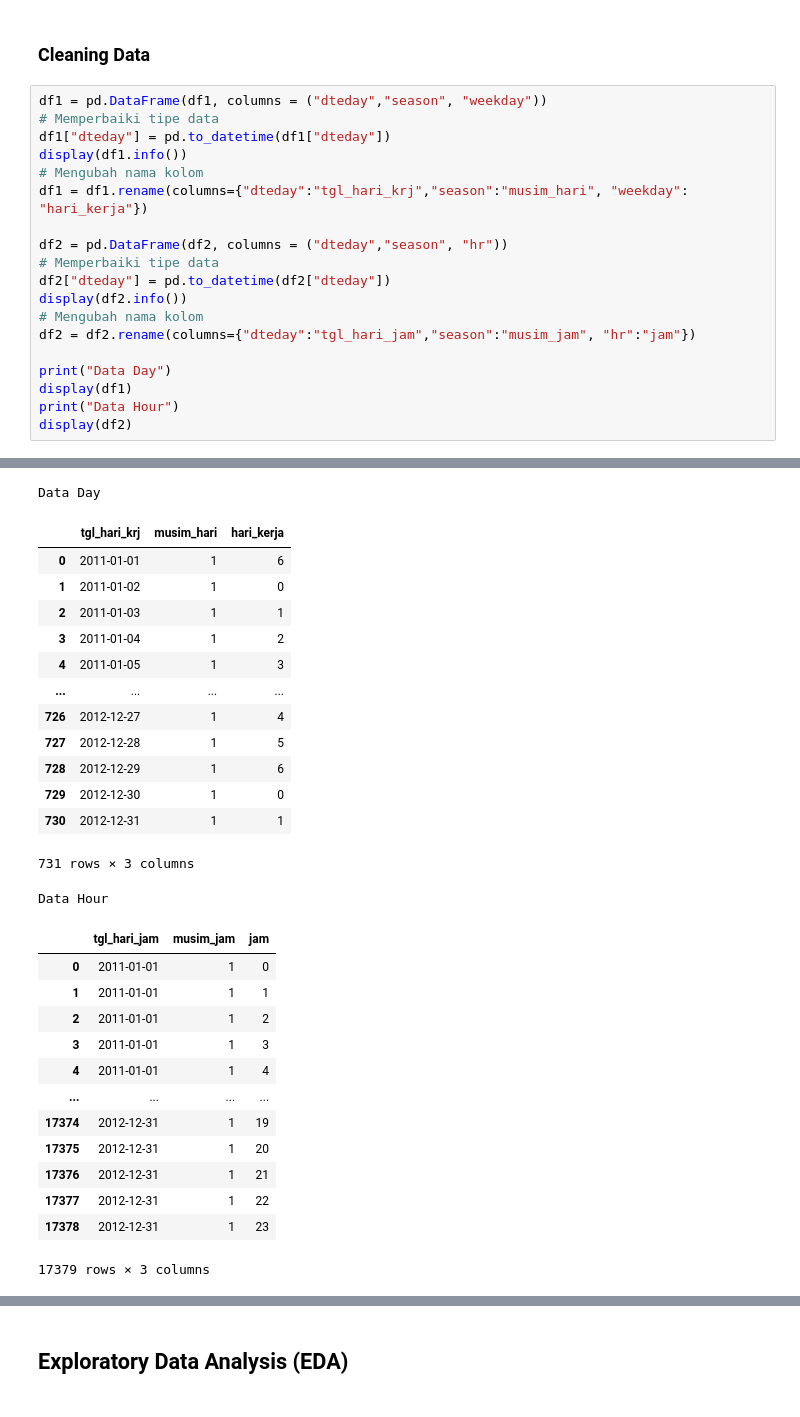
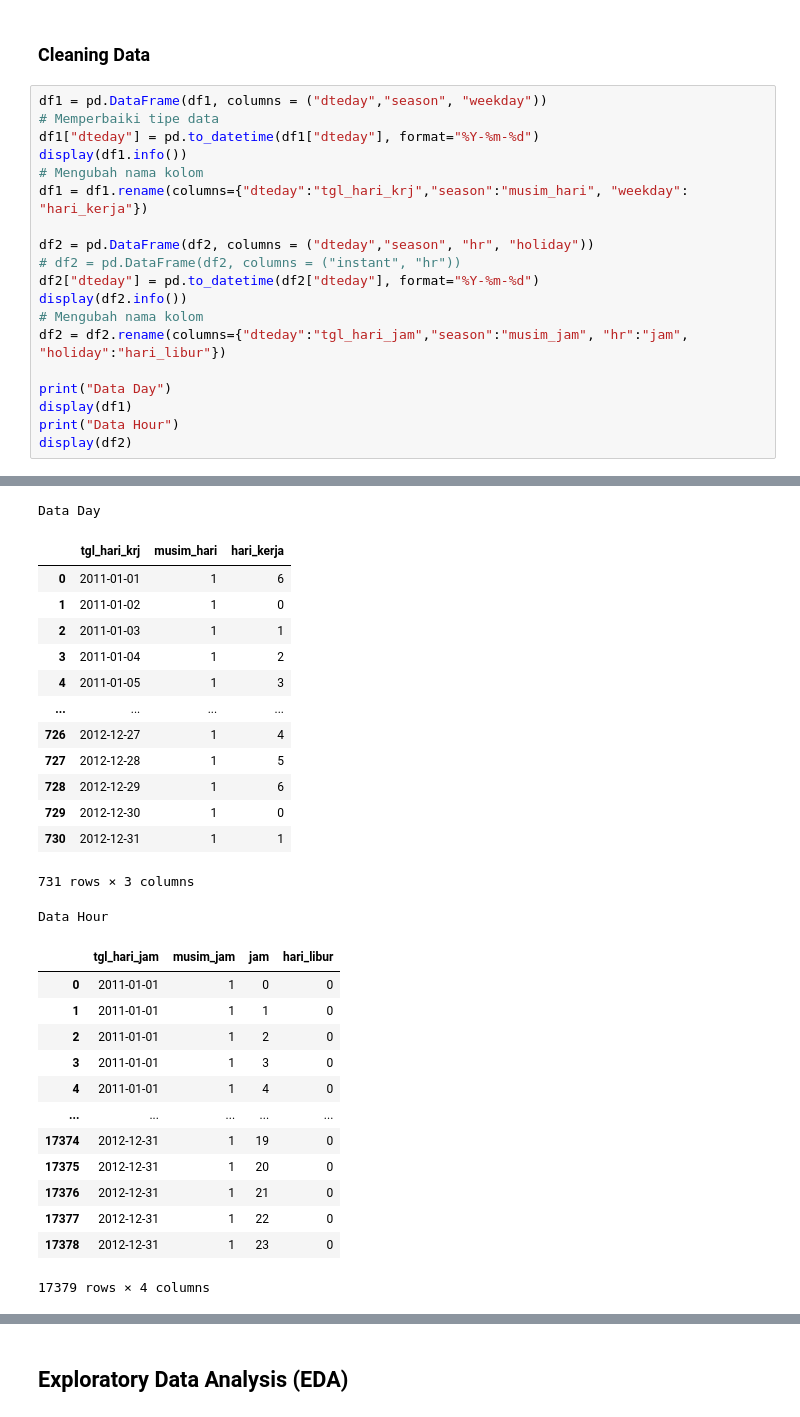
Before and after one commit to ValentioStanley/Data-Analysis-with-Python, a Jupyter notebook: notebook.ipynb, the cells around one changed output, grey strips where cells are left out. Cells and saved outputs as stored; diff of their text form.

```diff
--- a/notebook.ipynb
+++ b/notebook.ipynb
@@ -243,17 +195,17 @@ df2.describe()
 # %%
 df1 = pd.DataFrame(df1, columns = ("dteday","season", "weekday"))
 # Memperbaiki tipe data
-df1["dteday"] = pd.to_datetime(df1["dteday"])
+df1["dteday"] = pd.to_datetime(df1["dteday"], format="%Y-%m-%d")
 display(df1.info())
 # Mengubah nama kolom
 df1 = df1.rename(columns={"dteday":"tgl_hari_krj","season":"musim_hari", "weekday": "hari_kerja"})
 
-df2 = pd.DataFrame(df2, columns = ("dteday","season", "hr"))
-# Memperbaiki tipe data
-df2["dteday"] = pd.to_datetime(df2["dteday"])
+df2 = pd.DataFrame(df2, columns = ("dteday","season", "hr", "holiday"))
+# df2 = pd.DataFrame(df2, columns = ("instant", "hr"))
+df2["dteday"] = pd.to_datetime(df2["dteday"], format="%Y-%m-%d")
 display(df2.info())
 # Mengubah nama kolom
-df2 = df2.rename(columns={"dteday":"tgl_hari_jam","season":"musim_jam", "hr":"jam"})
+df2 = df2.rename(columns={"dteday":"tgl_hari_jam","season":"musim_jam", "hr":"jam", "holiday":"hari_libur"})
 
 print("Data Day")
 display(df1)
@@ -284,31 +237,31 @@ memory usage: 407.4 KB
 None
 Data Day
 |  | tgl_hari_krj | musim_hari | hari_kerja |
 | 0 | 2011-01-01 | 1 | 6 |
 | 1 | 2011-01-02 | 1 | 0 |
 | 2 | 2011-01-03 | 1 | 1 |
 | 3 | 2011-01-04 | 1 | 2 |
 | 4 | 2011-01-05 | 1 | 3 |
 | ... | ... | ... | ... |
 | 726 | 2012-12-27 | 1 | 4 |
 | 727 | 2012-12-28 | 1 | 5 |
 | 728 | 2012-12-29 | 1 | 6 |
 | 729 | 2012-12-30 | 1 | 0 |
 | 730 | 2012-12-31 | 1 | 1 |
 731 rows × 3 columns
 Data Hour
-|  | tgl_hari_jam | musim_jam | jam |
-| 0 | 2011-01-01 | 1 | 0 |
-| 1 | 2011-01-01 | 1 | 1 |
-| 2 | 2011-01-01 | 1 | 2 |
-| 3 | 2011-01-01 | 1 | 3 |
-| 4 | 2011-01-01 | 1 | 4 |
-| ... | ... | ... | ... |
-| 17374 | 2012-12-31 | 1 | 19 |
-| 17375 | 2012-12-31 | 1 | 20 |
-| 17376 | 2012-12-31 | 1 | 21 |
-| 17377 | 2012-12-31 | 1 | 22 |
-| 17378 | 2012-12-31 | 1 | 23 |
+|  | tgl_hari_jam | musim_jam | jam | hari_libur |
+| 0 | 2011-01-01 | 1 | 0 | 0 |
+| 1 | 2011-01-01 | 1 | 1 | 0 |
+| 2 | 2011-01-01 | 1 | 2 | 0 |
+| 3 | 2011-01-01 | 1 | 3 | 0 |
+| 4 | 2011-01-01 | 1 | 4 | 0 |
+| ... | ... | ... | ... | ... |
+| 17374 | 2012-12-31 | 1 | 19 | 0 |
+| 17375 | 2012-12-31 | 1 | 20 | 0 |
+| 17376 | 2012-12-31 | 1 | 21 | 0 |
+| 17377 | 2012-12-31 | 1 | 22 | 0 |
+| 17378 | 2012-12-31 | 1 | 23 | 0 |
-17379 rows × 3 columns
+17379 rows × 4 columns
 # %% [markdown]
 **Insight:**
```
Also changed, not shown: parts of 61 cells of this notebook, 5 other files.
